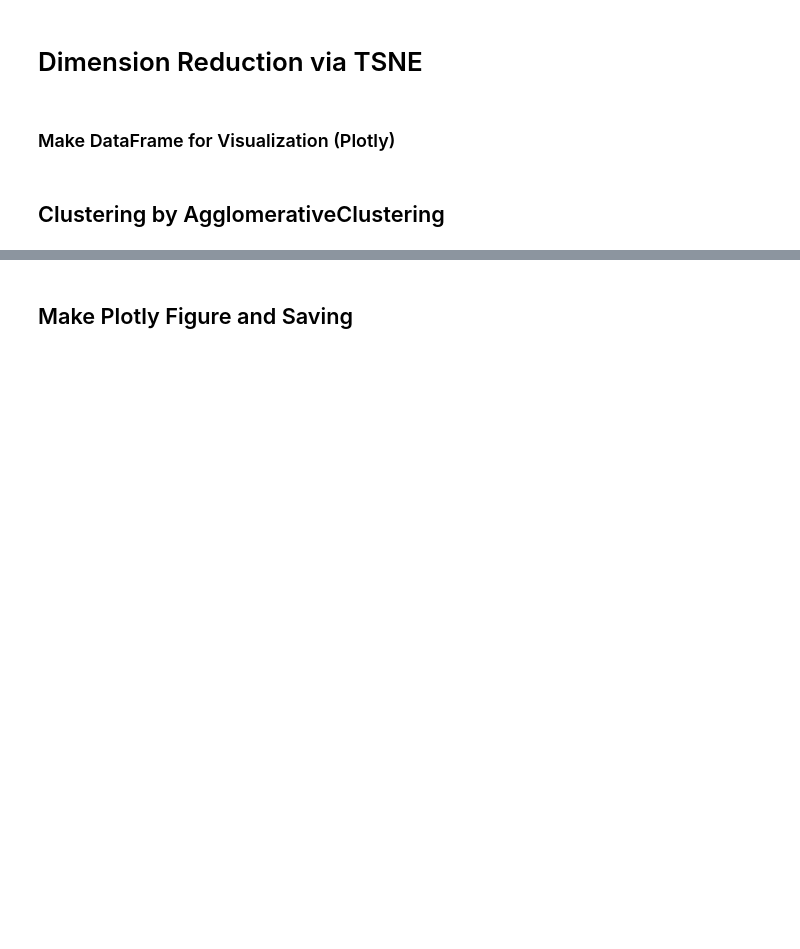
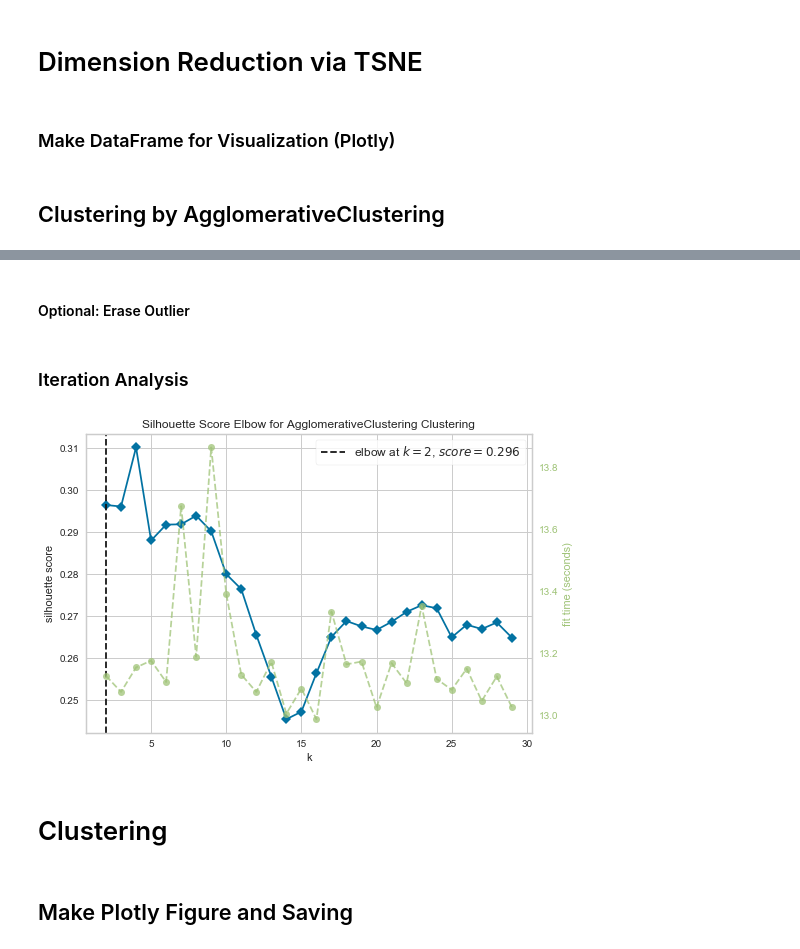
Before and after one commit to peardragon/AudioCGAN_with_VAE_and_Clustering, a Jupyter notebook: Clustering_And_Visualization.ipynb, the cells around one changed output, grey strips where cells are left out. Saved outputs shown, nothing was run; the diff lists cells and outputs as text; code cells hidden in the pictures; blank space fills up the shorter version.

```diff
--- a/Clustering_And_Visualization.ipynb
+++ b/Clustering_And_Visualization.ipynb
@@ -22,7 +29,7 @@ dataset_array = np.load("./total_data/encoded_vectors.npy").reshape(-1,200)
 # %% [markdown]
 ### Make DataFrame for Visualization (Plotly)
 # %%
-df_name = pd.DataFrame(name_array); pdName.columns = ['title']
+df_name = pd.DataFrame(name_array); df_name.columns = ['title']
 df_dataset = pd.DataFrame(dataset_array);
 
 tsne_3d = TSNE(n_components=3, init='pca', learning_rate='auto');
@@ -34,3 +41,25 @@ df_plot = pd.concat([df_name, TSNEs_3d, df_dataset], axis=1, join='inner')
 ## Clustering by AgglomerativeClustering
 # %% [markdown]
 ![image](https://t1.daumcdn.net/cfile/tistory/994B43425AB34B7430)
+# %% [markdown]
+#### Optional: Erase Outlier
+# %%
+outlier1 = "betamax_kick_and_reverb_02_impact.wav"
+outlier2 = "HNS1 Kicks 05 - Wet.wav"
+# %%
+Erase = True
+# %%
+if Erase:
+    df_plot = df_plot.drop(df_plot.index[np.argwhere([df_plot.title==outlier1])[0][1]])
+    df_plot = df_plot.drop(df_plot.index[np.argwhere([df_plot.title==outlier2])[0][1]])
+# %% [markdown]
+### Iteration Analysis
+# %%
+from yellowbrick.cluster import KElbowVisualizer
+model = AgglomerativeClustering()
+
+visualizer = KElbowVisualizer(model, k=(2,30), metric='silhouette', timings=True)
+visualizer.fit(df_plot[["TSNE1_3d", "TSNE2_3d", "TSNE3_3d"]].to_numpy())
+visualizer.show();
+# %% [output]
+[figure, added]
@@ -37 +68,3 @@ df_plot = pd.concat([df_name, TSNEs_3d, df_dataset], axis=1, join='inner')
+# %% [markdown]
+# Clustering
 # %%
```
Also changed, not shown: parts of 14 cells of this notebook, 6 other files.
